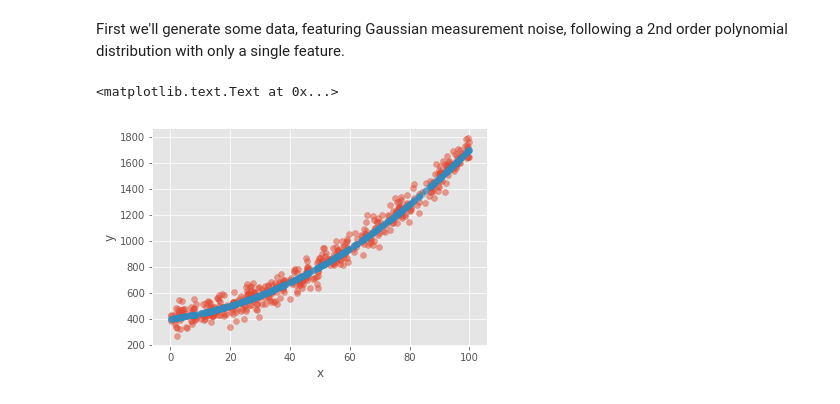
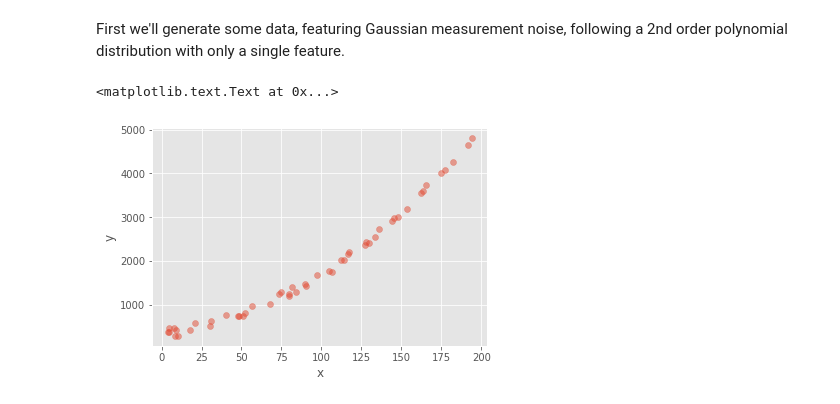
Before and after one commit to AshleySetter/MachineLearningWithScikitLearn, a Jupyter notebook: SupervisedLearning/Supervised_Learning.ipynb, the cells around one changed output. Saved outputs shown, nothing was run; the diff lists cells and outputs as text; code cells hidden in the pictures.

Commit message:
added learning curves

```diff
--- a/SupervisedLearning/Supervised_Learning.ipynb
+++ b/SupervisedLearning/Supervised_Learning.ipynb
@@ -353,21 +354,20 @@ We will now perform some regression to see how to use the tools of scikit-learn
 # %% [markdown]
 First we'll generate some data, featuring Gaussian measurement noise, following a 2nd order polynomial distribution with only a single feature.
 # %%
-def make_data(n_data_points, yerr_stddev, a, b, c, low=0, high=100):
+def make_data(n_data_points, yerr_stddev, a, b, c, low=0, high=200):
     X = np.random.uniform(size=n_data_points, low=low, high=high)
     y_true = a*X**2 + b*X + c
     y = y_true + np.random.normal(size=n_data_points, scale=yerr_stddev)
-    return X, y, y_true
+    return X[:, None], y
 # %%
-X, y, y_true = make_data(500, 60, 0.1, 3, 400)
+X, y = make_data(50, 60, 0.1, 3, 400)
 # %%
 plt.scatter(X, y, alpha=0.5)
-plt.scatter(X, y_true, alpha=0.5)
 plt.xlabel('x')
 plt.ylabel('y')
 # %% [output]
 <matplotlib.text.Text at 0x...>
-[figure, old version]
+[figure, new version]
 # %%
 from sklearn.preprocessing import PolynomialFeatures
 from sklearn.linear_model import LinearRegression
```
Also changed, not shown: parts of 37 cells of this notebook, 1 other file.
